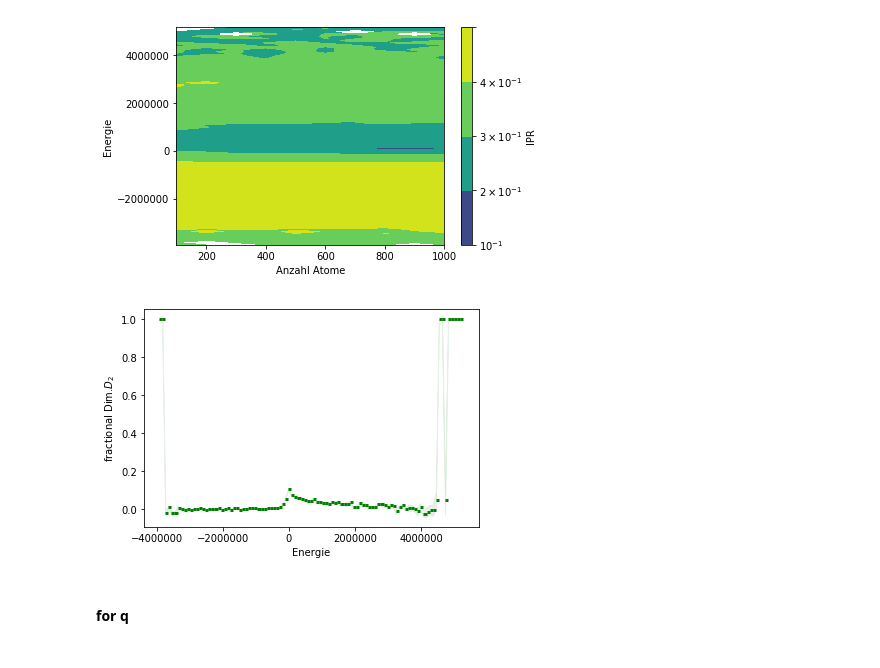
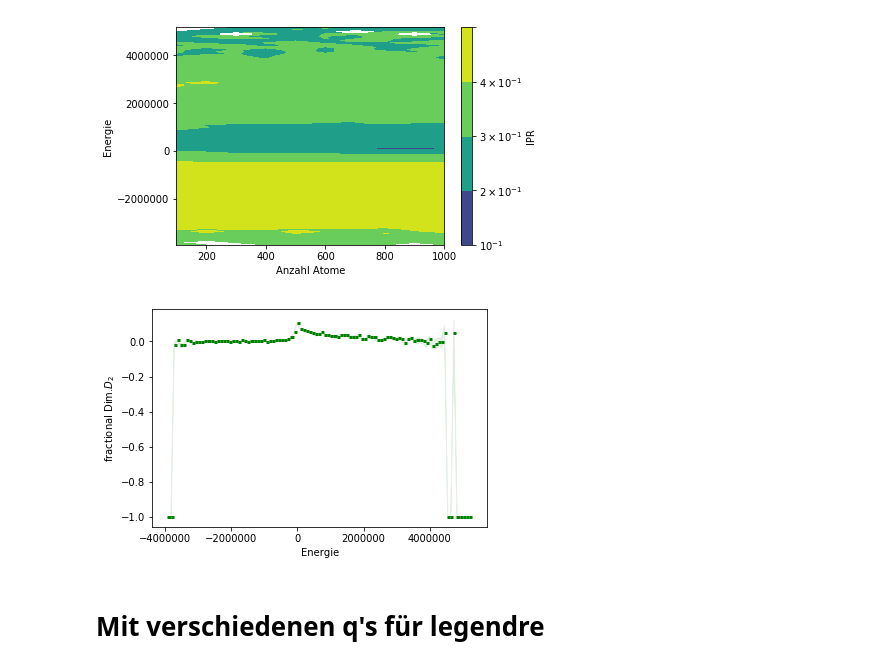
Before and after one commit to Jilinger/Paper, a Jupyter notebook: Fractality.ipynb, the cells around one changed output. Cells and saved outputs as stored; diff of their text form; code cells hidden in the pictures.

```diff
--- a/Fractality.ipynb
+++ b/Fractality.ipynb
@@ -46,10 +46,10 @@ coupling_constant= 3*10**9   # stärke der nachbarwechselwirkung
 
 
 def poly_func(a,N):
-    return a[0]*N**a[1]
+    return a[0]*N**(-a[1])
 
 def poly_func_scipy(N,*a):
-    return a[0]*N**a[1]
+    return a[0]*N**(-a[1])
 # %% [markdown]
 ### Erzeugung
 # %% [markdown]
@@ -376,0 +504,24 @@ Mittlerer abstand: 14.98
+# %%
+#%% Generating folders and counting configurations
+
+speicher_atome=np.zeros(len(anzahl),int)
+
+s=0
+for number_atoms, radius in zip(anzahl,radiusse):
+    folder_a= "/home/jp/Dokumente/Bachelorarbeit/Überarbeitung/configurations/density_"+str(np.round(density,3))+"/atoms_"+str(number_atoms)
+
+    if number_atoms>1000:
+        if not os.path.exists(folder_a):
+            os.makedirs(folder_a)
+            print(folder_a +" erstellt")
+
+        path, dirs, files = next(os.walk(folder_a))
+        speicher_atome[s] = len(files)
+
+    print("# files in Ordner atom_"+str(number_atoms)+": ", speicher_atome[s])
+    s+=1
+
+
+print("Anzahl:          ",anzahl)
+print("speicher_atome:  ",speicher_atome)
+print("Radius:          ",np.sqrt((anzahl*r_b**2)/(density)))
@@ -399,13 +565,15 @@ start1=time.time()
 gebrauchte_zeit=np.zeros(len(anzahl))
 
 for number_atoms, radius in zip(anzahl,radiusse):
+    density = number_atoms*r_b**2/radius**2
     print(number_atoms)
     print()
+
     start2=time.time()
+    folder_a= "/home/jp/Dokumente/Bachelorarbeit/Überarbeitung/configurations/density_"+str(np.round(density,3))+"/atoms_"+str(number_atoms)
+    save_nr = 0
 
-
-    atoms_array = produce_atoms(number_atoms, radius, r_b,[])
-
+    atoms_array= find_atoms_file(number_atoms, density, speicher_atome, folder_a, save_nr)
     generate_hamiltonian(atoms_array)
 
     ipr_2_all, ratio_all = calc_ipr()
@@ -417,13 +585,10 @@ for number_atoms, radius in zip(anzahl,radiusse):
 
         print("Iteration:", i+1)
 
-        atoms_array = produce_atoms(number_atoms, radius, r_b,[])
-
+        atoms_array= find_atoms_file(number_atoms, density, speicher_atome, folder_a, save_nr)
         generate_hamiltonian(atoms_array)
 
-
         ipr_2_tmp, ratio_tmp = calc_ipr()
-
 
         ratio_all                       =  np.concatenate((ratio_all,ratio_tmp))
         eigenvalues_all                 =  np.concatenate((eigenvalues_all,eigenvalues))
@@ -762,13 +856,13 @@ for plot in indices:
 frac_dimensions_odr = np.array(frac_dimensions_odr)
 #frac_dimensions_scipy = np.array(frac_dimensions_scipy)
 # %%
-plt.fill_between(frac_dimensions_odr[:,0], (-frac_dimensions_odr[:,2])-frac_dimensions_odr[:,3], (-frac_dimensions_odr[:,2])+frac_dimensions_odr[:,3], color="darkseagreen", alpha=0.2)
-plt.hlines(-frac_dimensions_odr[:,2], frac_dimensions_odr[:,0], frac_dimensions_odr[:,1], colors='g', lw=3);
+plt.fill_between(frac_dimensions_odr[:,0], (frac_dimensions_odr[:,2])-frac_dimensions_odr[:,3], (frac_dimensions_odr[:,2])+frac_dimensions_odr[:,3], color="darkseagreen", alpha=0.2)
+plt.hlines(frac_dimensions_odr[:,2], frac_dimensions_odr[:,0], frac_dimensions_odr[:,1], colors='g', lw=3);
 plt.ylabel("fractional Dim."+ "$ D_2$")
 plt.xlabel("Energie");
 
 #plt.hlines(-frac_dimensions_scipy[:,2], frac_dimensions_scipy[:,0], frac_dimensions_scipy[:,1], colors='r', lw=3)
 # %% [output]
-[figure, old version]
+[figure, new version]
-# %% [markdown]
-#### for q
+# %% [markdown]
+# Mit verschiedenen q's für legendre
```
Also changed, not shown: parts of 31 cells of this notebook, 5 other files.
